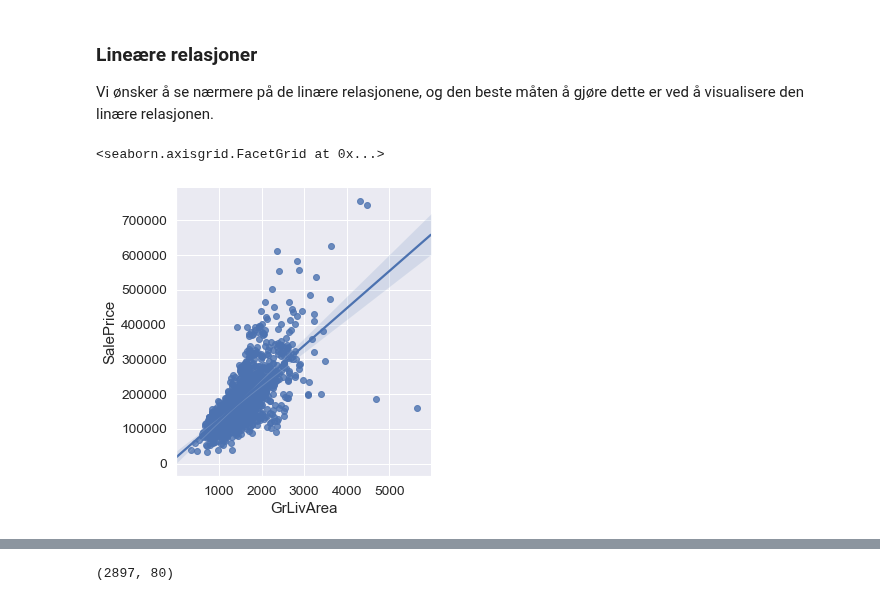
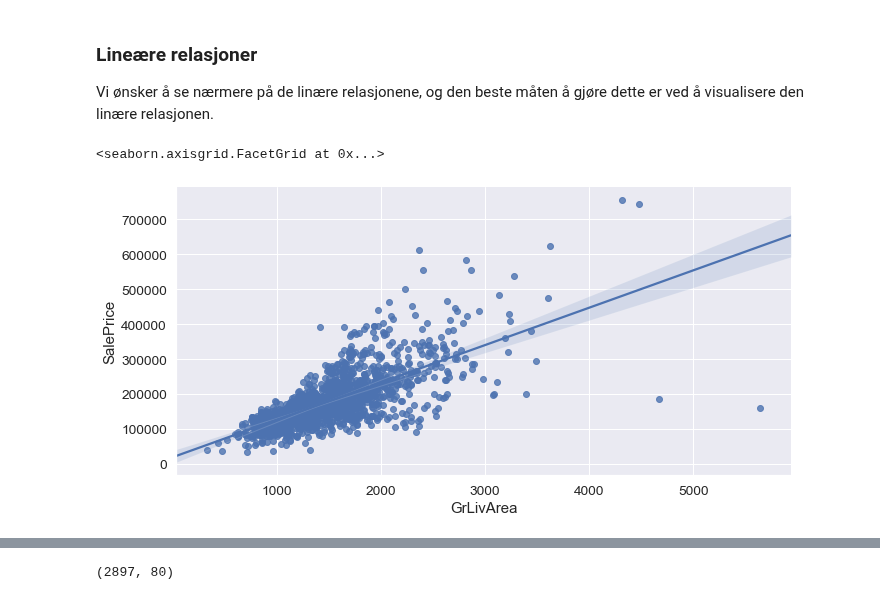
Before and after one commit to sebastianberge/ames-housing-prices, a Jupyter notebook: Ames - Housing Prices.ipynb, the cells around one changed output, grey strips where cells are left out. Saved outputs shown, nothing was run; the diff lists cells and outputs as text; code cells hidden in the pictures.

```diff
--- a/Ames - Housing Prices.ipynb
+++ b/Ames - Housing Prices.ipynb
@@ -115,10 +116,10 @@ Ut i fra dette vil følgende variabler ha en sentral rolle i dette problemet:
 ### Lineære relasjoner
 Vi ønsker å se nærmere på de linære relasjonene, og den beste måten å gjøre dette er ved å visualisere den linære relasjonen.
 # %%
-sns.lmplot(x='GrLivArea', y='SalePrice', data=train)
+sns.lmplot(x='GrLivArea', y='SalePrice', data=train, aspect= 1* 2)
 # %% [output]
 <seaborn.axisgrid.FacetGrid at 0x...>
-[figure, old version]
+[figure, new version]
 # %%
 train.drop(train[train.GrLivArea>4000].index, inplace = True)
 train.reset_index(drop = True, inplace = True)
```
Also changed, not shown: parts of 9 cells of this notebook, 1 other file.
